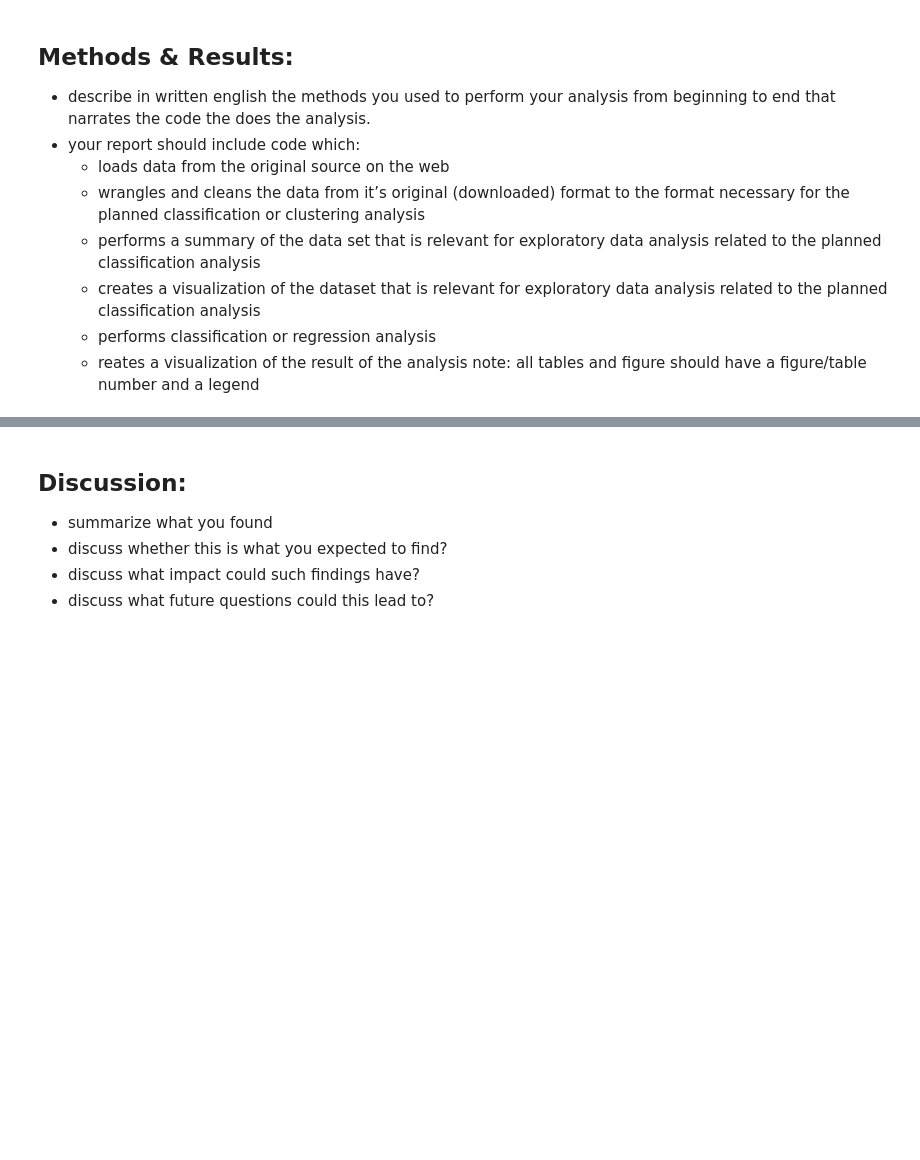
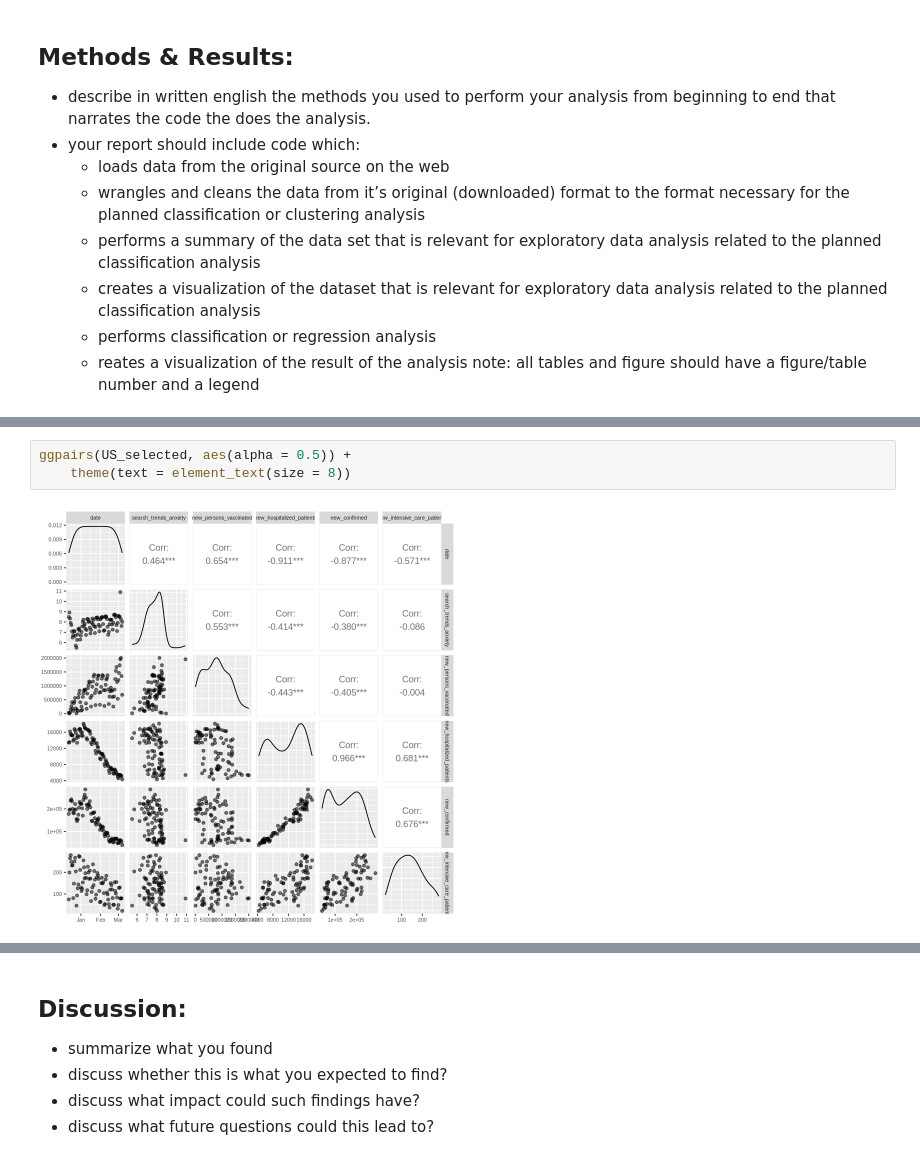
Before and after one commit to DSCI-310-2025/dsci-310-group-14, a Jupyter notebook: covid_analysis.ipynb, the cells around one changed output, grey strips where cells are left out. Drawn from its saved outputs; the diff is of its cells as text; blank space fills up the shorter version.

Commit message:
completed all wrangling and cleaning, created summary stat tables and figures, feature selection, and regression. added some writing for results

```diff
--- a/covid_analysis.ipynb
+++ b/covid_analysis.ipynb
@@ -26,0 +144,5 @@ library(tidyverse)
+# %%
+ggpairs(US_selected, aes(alpha = 0.5)) +
+    theme(text = element_text(size = 8))
+# %% [output]
+[figure, added]
```
Also changed, not shown: parts of 24 cells of this notebook.
